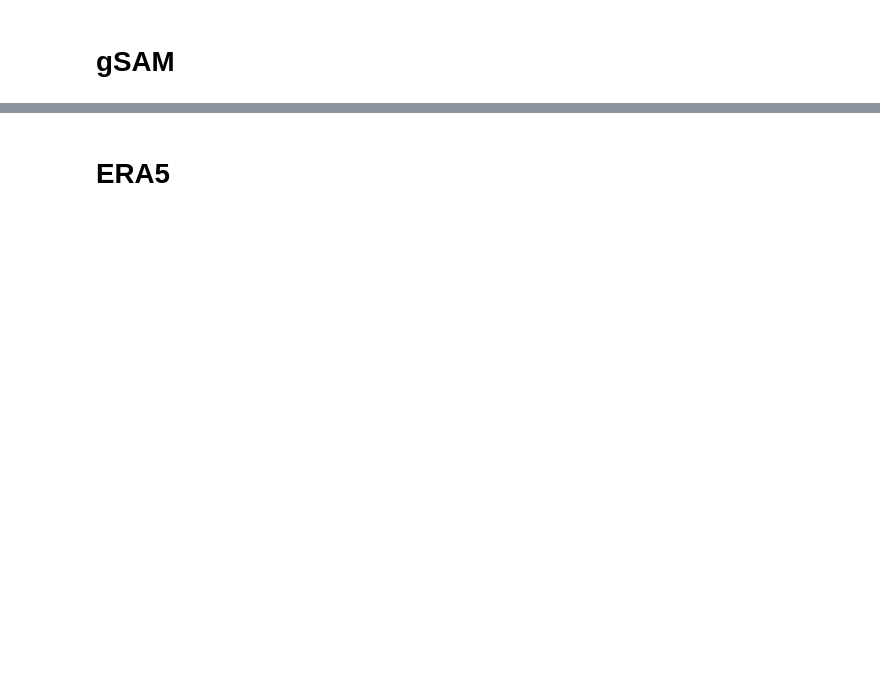
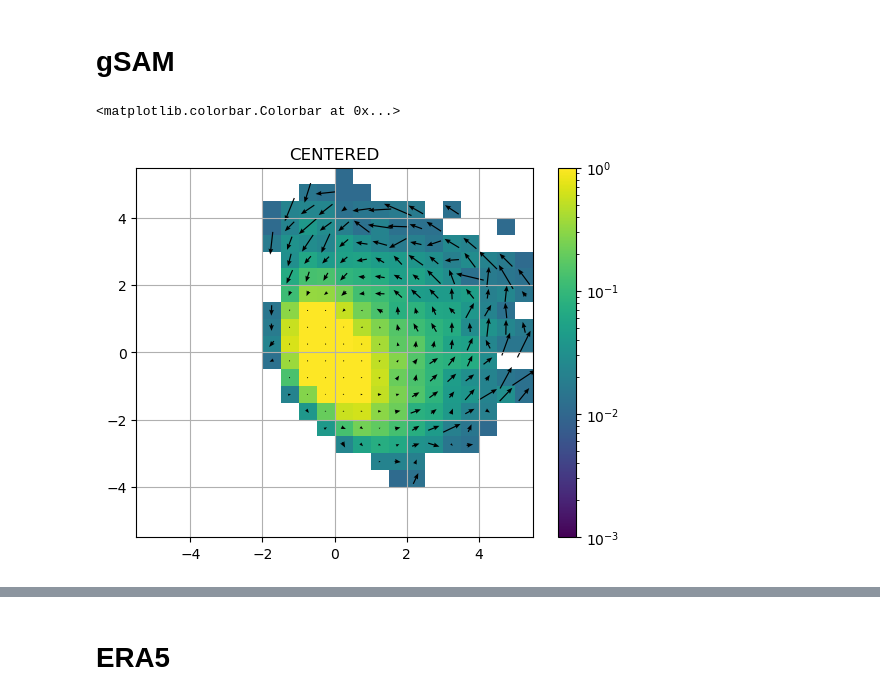
Before and after one commit to pedroanguloumana/scale_interaction_in_gsam, a Jupyter notebook: notebooks/Mean Large-Scale Evolution in PC Space.ipynb, the cells around one changed output, grey strips where cells are left out. Cells and saved outputs as stored; diff of their text form; code cells hidden in the pictures; blank space fills up the shorter version.

Commit message:
Added gSAM and ERA5 PC evolution plotting

```diff
--- a/notebooks/Mean Large-Scale Evolution in PC Space.ipynb
+++ b/notebooks/Mean Large-Scale Evolution in PC Space.ipynb
@@ -41,8 +41,80 @@ def _compute_delta_pc(pcs, method, n=1, dt=3):
     return pcs.isel(time=time_slice).copy(data=delta_pc_values/time_step), pivot
 # %% [markdown]
 # gSAM
+# %%
+# Parameters for analysis and plotting
+obs_cutoff = 5
+method = 'centered'
+arrow_space=1
+scale = 10
 # %%
+# Load PCs and normalize them by std dev
+#
 pcs = load_gsam_eofs_pcs().scores()
 pcs = pcs/pcs.std(('lat', 'lon', 'time'))
-delta_pc, pivot = _compute_delta_pc(pcs, 'forward', n=1, dt=3)
+# Compute deltas of PCs by chosen method. Only keep corresponding times.
+# Time indexing of delta_pc handled by _compute_delta_pc
+#
+delta_pc, pivot = _compute_delta_pc(pcs, method, n=1, dt=3)
 pcs = pcs.sel(time=delta_pc.time)
+# Set bins for PCs and make plotting mesh
+#
+pc_bins = np.arange(-10, 10, 0.5)
+xmesh, ymesh = np.meshgrid(array_midpoints(pc_bins), array_midpoints(pc_bins))
+# Compute the counts and means of PC and delta PCs for bins
+#
+counts = binned_statistic_2d(
+    pcs.sel(mode=2).data.ravel(), # y-coordinate data first
+    pcs.sel(mode=1).data.ravel(), # x-coordinate data first
+    None,
+    statistic='count',
+    bins = [pc_bins, pc_bins]
+).statistic
+
+mean_delta_x = binned_statistic_2d(
+    pcs.sel(mode=2).data.ravel(), # y-coordinate data first
+    pcs.sel(mode=1).data.ravel(), # x-coordinate data first
+    delta_pc.sel(mode=1).data.ravel(),
+    statistic=lambda x: np.nanmean(x) if x.size>obs_cutoff else np.nan,
+    bins = [pc_bins, pc_bins]
+).statistic
+
+mean_delta_y = binned_statistic_2d(
+    pcs.sel(mode=2).data.ravel(), # y-coordinate data first
+    pcs.sel(mode=1).data.ravel(), # x-coordinate data first
+    delta_pc.sel(mode=2).data.ravel(),
+    statistic=lambda x: np.nanmean(x) if x.size>obs_cutoff else np.nan,
+    bins = [pc_bins, pc_bins]
+).statistic
+
+# Plot the histogram in shading and add quiver
+#
+fig, ax = plt.subplots()
+samp = (slice(None, None, arrow_space), slice(None, None, arrow_space))  # keeps arrows from being too dense
+c = ax.pcolormesh(
+    xmesh,
+    ymesh,
+    np.ma.masked_array(100*counts/counts.sum(), mask=counts<obs_cutoff),
+    norm=colors.LogNorm(vmin=1e-3, vmax=1e0),
+    cmap=plt.cm.viridis.copy()
+)
+
+ax.quiver(
+    xmesh[samp],
+    ymesh[samp],
+    mean_delta_x[samp],
+    mean_delta_y[samp],
+    angles='xy',
+    pivot=pivot,
+    scale=scale,
+    width=0.003, headwidth=4, facecolor='black'
+)
+
+ax.grid()
+ax.set_xlim(-5.5, 5.5)
+ax.set_ylim(-5.5, 5.5)
+ax.set_title(method.upper())
+fig.colorbar(c)
+# %% [output]
+<matplotlib.colorbar.Colorbar at 0x...>
+[figure, added]
```
Also changed, not shown: parts of 6 cells of this notebook.
